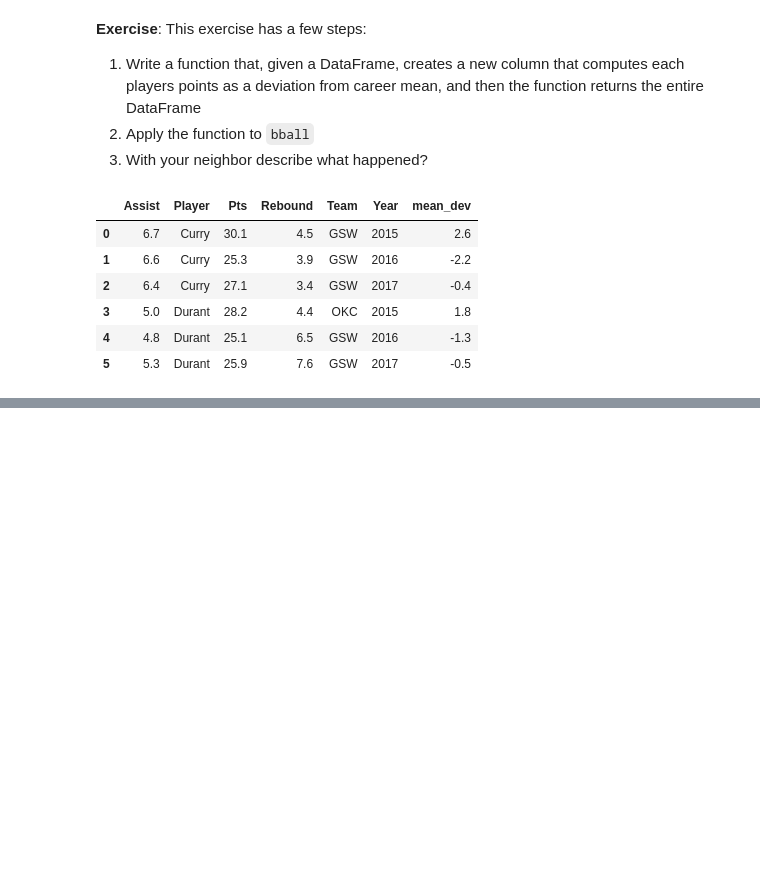
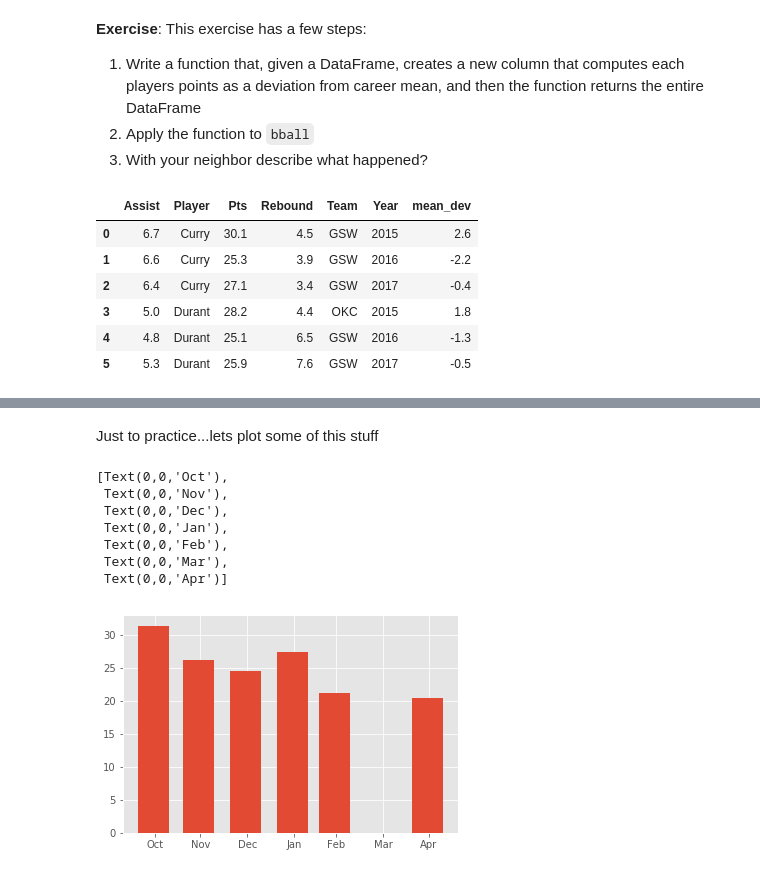
Before and after one commit to mwaugh0328/data_bootcamp_spring_2018, a Jupyter notebook: week10/groupby.ipynb, the cells around one changed output, grey strips where cells are left out. Drawn from its saved outputs; the diff is of its cells as text; code cells hidden in the pictures; blank space fills up the shorter version.

```diff
--- a/week10/groupby.ipynb
+++ b/week10/groupby.ipynb
@@ -221,0 +283,21 @@ durant_game.groupby(pd.Grouper(key="gmDate", freq="W")).count()
+# %% [markdown]
+Just to practice...lets plot some of this stuff
+# %%
+df = durant_game.groupby([pd.Grouper(key="gmDate", freq="M")]).mean()
+
+months = ["Oct", "Nov", "Dec", "Jan", "Feb", "Mar", "Apr"]
+
+fix, ax = plt.subplots()
+
+ax.bar(df.index, df.playPTS, width = 20.5)
+
+ax.set_xticklabels(months)
+# %% [output]
+[Text(0,0,'Oct'),
+ Text(0,0,'Nov'),
+ Text(0,0,'Dec'),
+ Text(0,0,'Jan'),
+ Text(0,0,'Feb'),
+ Text(0,0,'Mar'),
+ Text(0,0,'Apr')]
+[figure, added]
```
Also changed, not shown: parts of 22 cells of this notebook, 1 other file.
